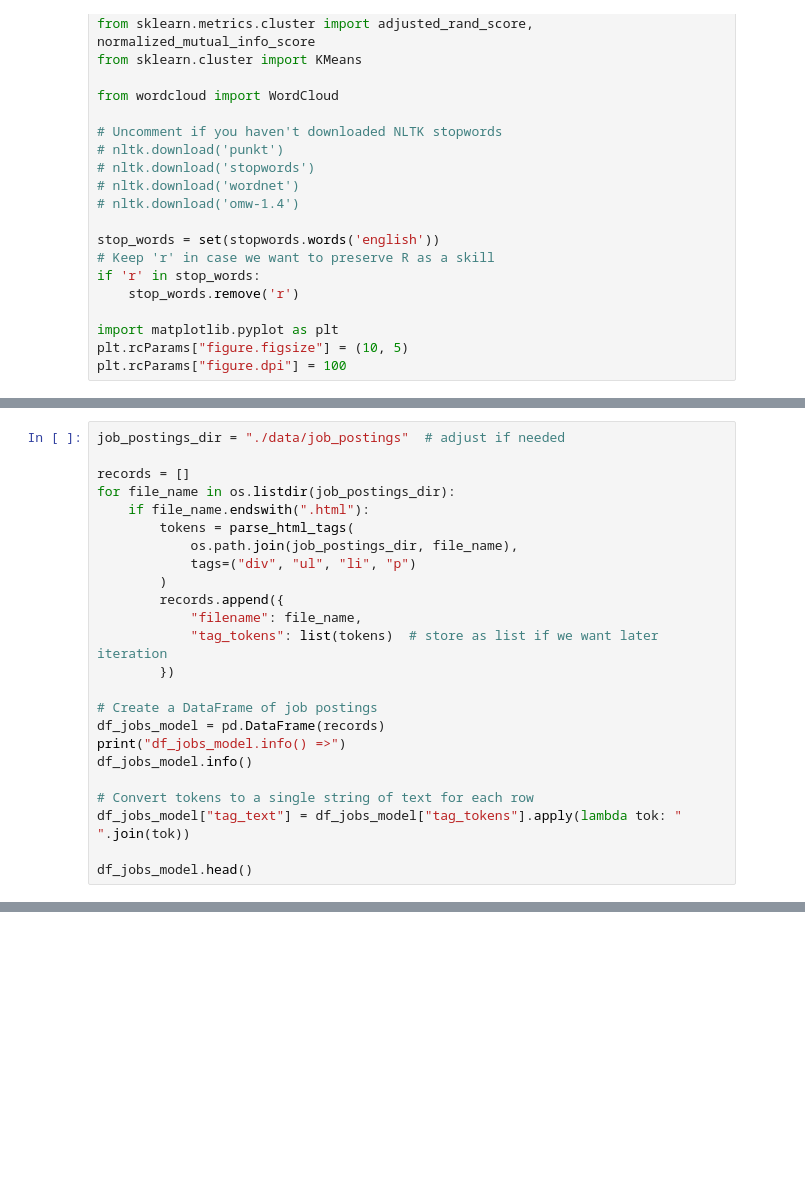
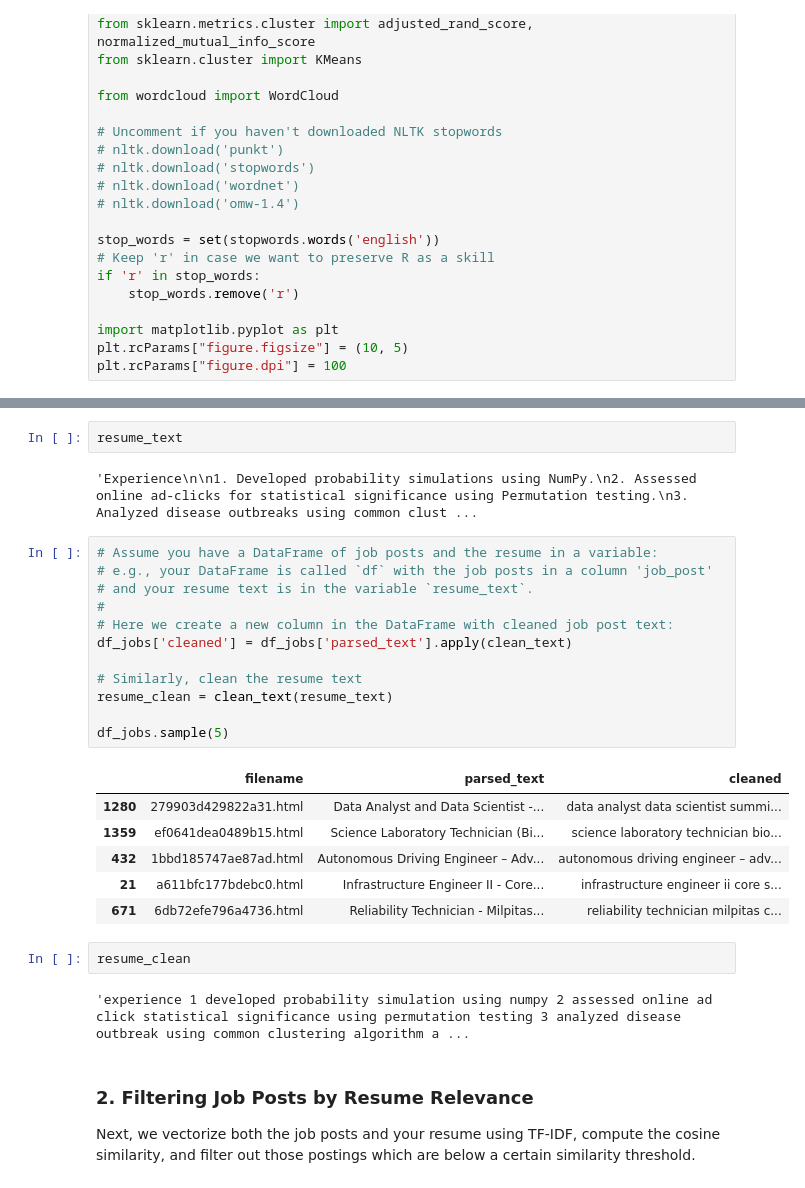
Before and after one commit to yuchild/magnimind_projects, a Jupyter notebook: resume_nlp2.ipynb, the cells around one changed output, grey strips where cells are left out. Cells and saved outputs as stored; diff of their text form; blank space fills up the shorter version.

```diff
--- a/resume_nlp2.ipynb
+++ b/resume_nlp2.ipynb
@@ -179,24 +53,0 @@ def clean_text_stem(text):
-# %%
-job_postings_dir = "./data/job_postings"  # adjust if needed
-
-records = []
-for file_name in os.listdir(job_postings_dir):
-    if file_name.endswith(".html"):
-        tokens = parse_html_tags(
-            os.path.join(job_postings_dir, file_name),
-            tags=("div", "ul", "li", "p")
-        )
-        records.append({
-            "filename": file_name,
-            "tag_tokens": list(tokens)  # store as list if we want later iteration
-        })
-
-# Create a DataFrame of job postings
-df_jobs_model = pd.DataFrame(records)
-print("df_jobs_model.info() =>")
-df_jobs_model.info()
-
-# Convert tokens to a single string of text for each row
-df_jobs_model["tag_text"] = df_jobs_model["tag_tokens"].apply(lambda tok: " ".join(tok))
-
-df_jobs_model.head()
@@ -426,0 +130,31 @@ This notebook demonstrates an end-to-end pipeline to **parse job postings**, **e
+# %%
+resume_text
+# %% [output]
+'Experience\n\n1. Developed probability simulations using NumPy.\n2. Assessed online ad-clicks for statistical significance using Permutation testing.\n3. Analyzed disease outbreaks using common clust ...
+# %%
+# Assume you have a DataFrame of job posts and the resume in a variable:
+# e.g., your DataFrame is called `df` with the job posts in a column 'job_post'
+# and your resume text is in the variable `resume_text`.
+#
+# Here we create a new column in the DataFrame with cleaned job post text:
+df_jobs['cleaned'] = df_jobs['parsed_text'].apply(clean_text)
+
+# Similarly, clean the resume text
+resume_clean = clean_text(resume_text)
+
+df_jobs.sample(5)
+# %% [output]
+|  | filename | parsed_text | cleaned |
+| 1280 | 279903d429822a31.html | Data Analyst and Data Scientist -... | data analyst data scientist summi... |
+| 1359 | ef0641dea0489b15.html | Science Laboratory Technician (Bi... | science laboratory technician bio... |
+| 432 | 1bbd185747ae87ad.html | Autonomous Driving Engineer – Adv... | autonomous driving engineer – adv... |
+| 21 | a611bfc177bdebc0.html | Infrastructure Engineer II - Core... | infrastructure engineer ii core s... |
+| 671 | 6db72efe796a4736.html | Reliability Technician - Milpitas... | reliability technician milpitas c... |
+# %%
+resume_clean
+# %% [output]
+'experience 1 developed probability simulation using numpy 2 assessed online ad click statistical significance using permutation testing 3 analyzed disease outbreak using common clustering algorithm a ...
+# %% [markdown]
+### 2. Filtering Job Posts by Resume Relevance
+Next, we vectorize both the job posts and your resume using TF-IDF, compute the cosine similarity,
+and filter out those postings which are below a certain similarity threshold.
```
Also changed, not shown: parts of 30 cells of this notebook.
